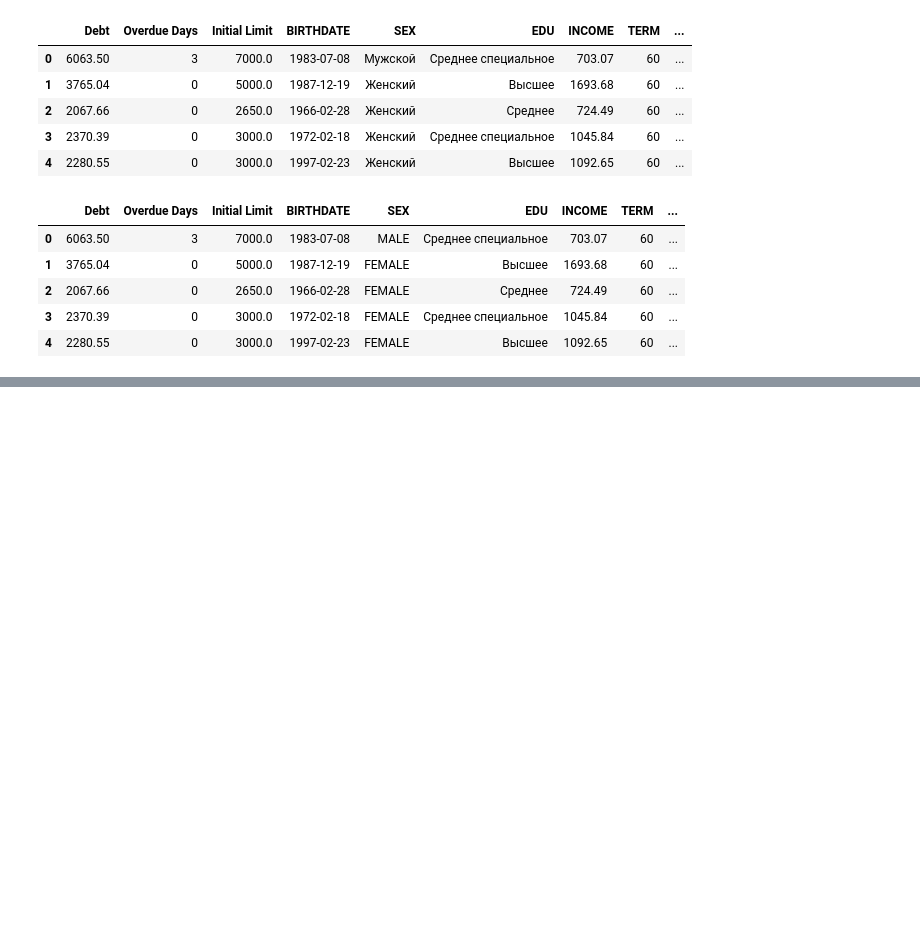
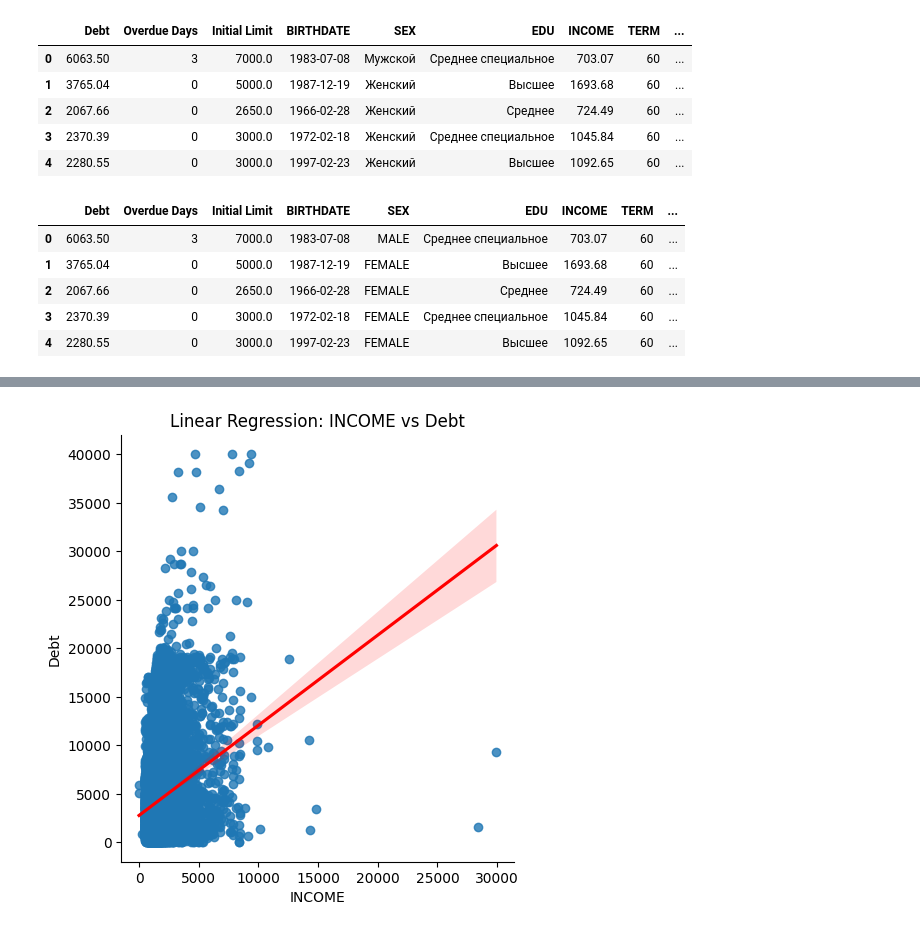
Before and after one commit to UgoChikezie2/ugo-final-project, a Jupyter notebook: notebooks/Ugo_Chikezie_Final-Project.ipynb, the cells around one changed output, grey strips where cells are left out. Saved outputs shown, nothing was run; the diff lists cells and outputs as text; code cells hidden in the pictures; blank space fills up the shorter version.

```diff
--- a/notebooks/Ugo_Chikezie_Final-Project.ipynb
+++ b/notebooks/Ugo_Chikezie_Final-Project.ipynb
@@ -152,0 +206,11 @@ most credit ranked: B3
+# %%
+import seaborn as sns
+import matplotlib.pyplot as plt
+
+sns.lmplot(x='INCOME', y='Debt', data=df, line_kws={'color': 'red'})
+plt.title('Linear Regression: INCOME vs Debt')
+plt.xlabel('INCOME')
+plt.ylabel('Debt')
+plt.show()
+# %% [output]
+[figure, added]
```
Also changed, not shown: parts of 8 cells of this notebook.
